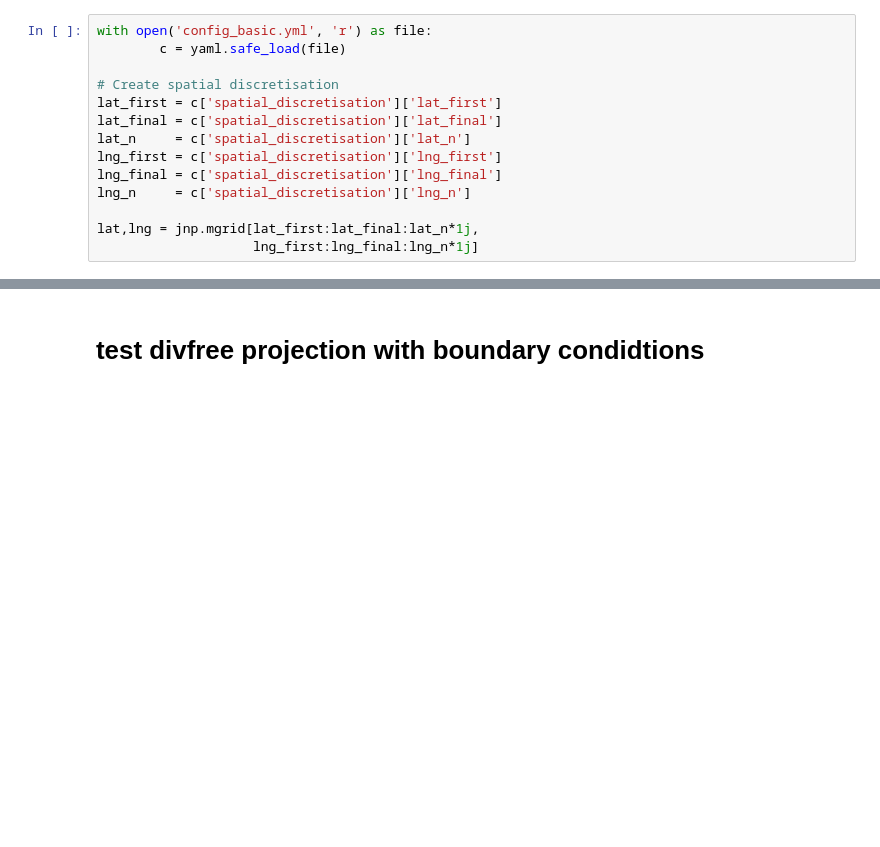
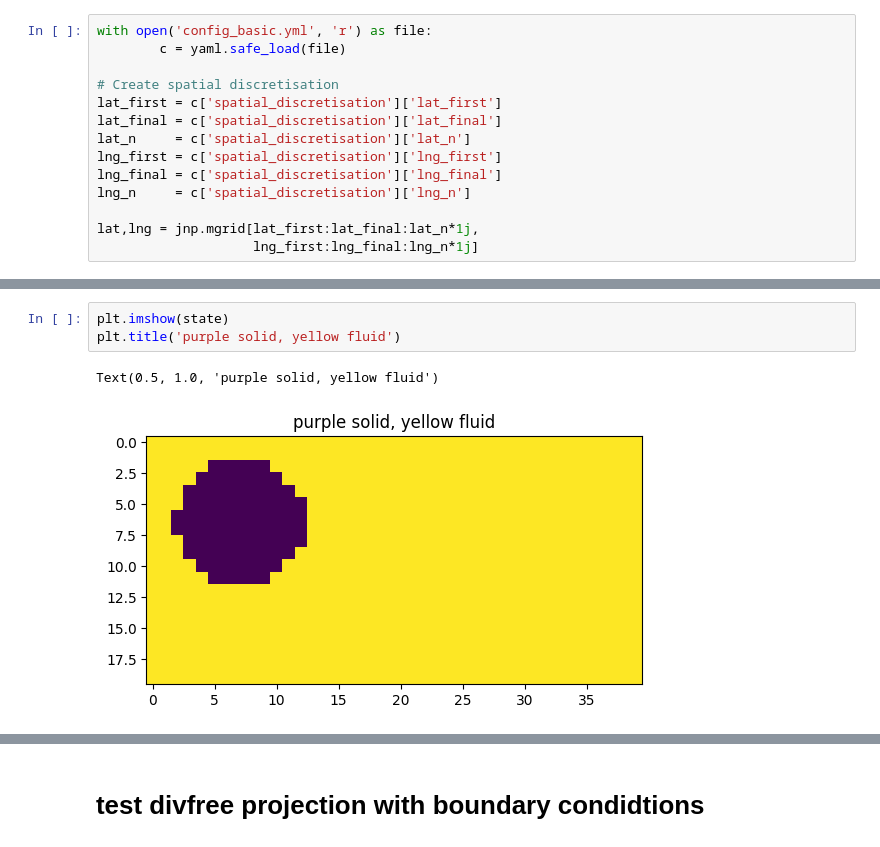
Before and after one commit to Stazi-101/THCsim, a Jupyter notebook: test_nb.ipynb, the cells around one changed output, grey strips where cells are left out. Saved outputs shown, nothing was run; the diff lists cells and outputs as text; blank space fills up the shorter version.

```diff
--- a/test_nb.ipynb
+++ b/test_nb.ipynb
@@ -29,0 +112,6 @@ lat,lng = jnp.mgrid[lat_first:lat_final:lat_n*1j,
+# %%
+plt.imshow(state)
+plt.title('purple solid, yellow fluid')
+# %% [output]
+Text(0.5, 1.0, 'purple solid, yellow fluid')
+[figure, added]
```
Also changed, not shown: parts of 26 cells of this notebook, 3 other files.
